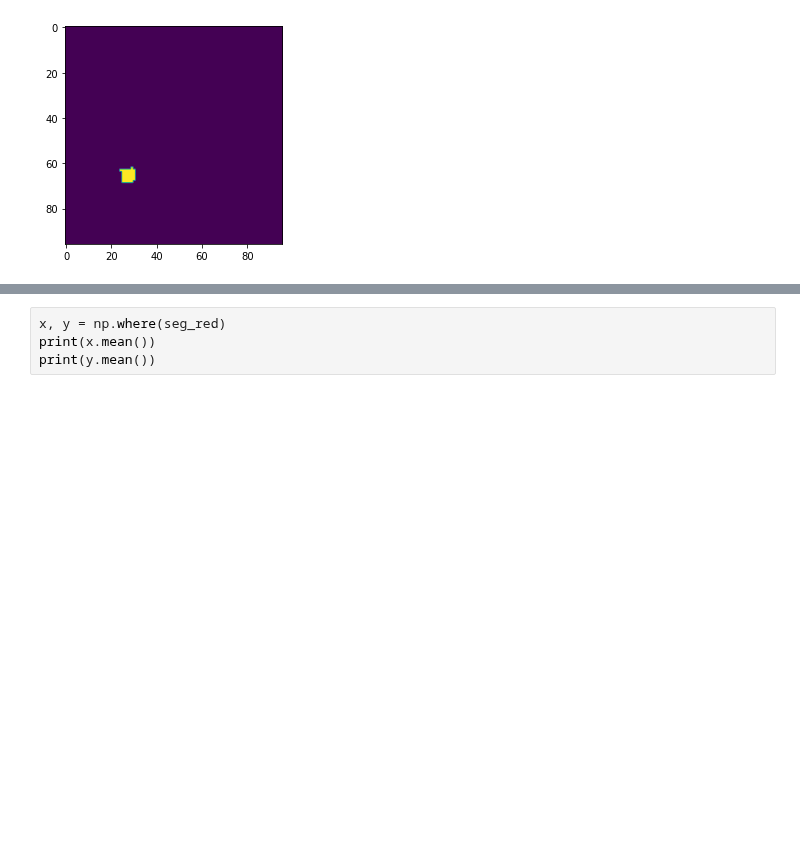
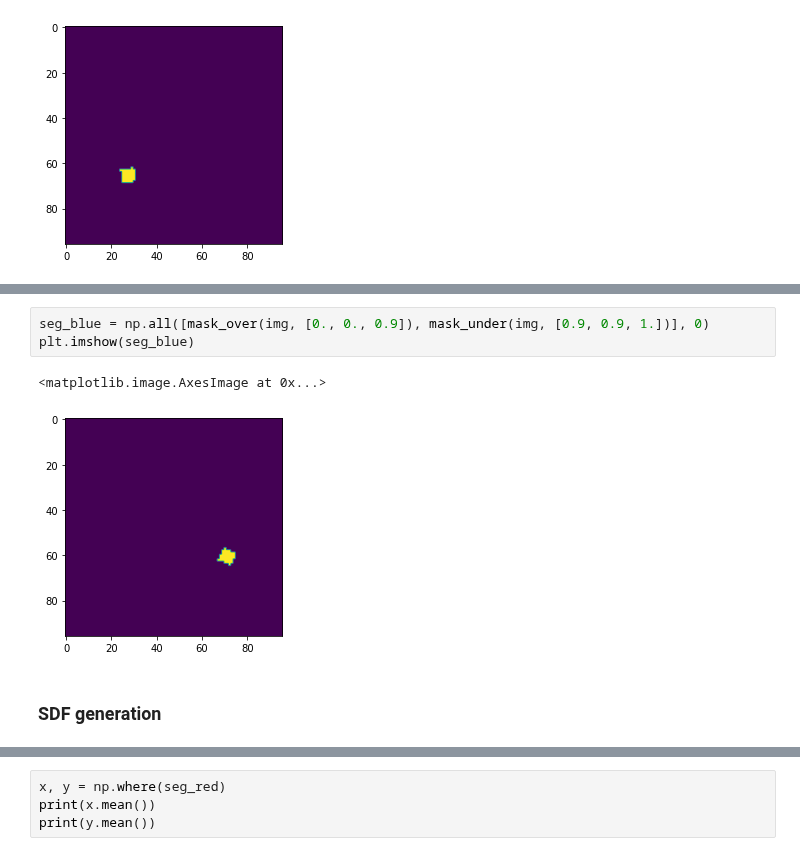
Before and after one commit to hogunkee/ur5_manipulation, a Jupyter notebook: ur5_mujoco/block_segmentation.ipynb, the cells around one changed output, grey strips where cells are left out. Drawn from its saved outputs; the diff is of its cells as text; blank space fills up the shorter version.

```diff
--- a/ur5_mujoco/block_segmentation.ipynb
+++ b/ur5_mujoco/block_segmentation.ipynb
@@ -45,0 +52,8 @@ plt.imshow(seg_red)
+# %%
+seg_blue = np.all([mask_over(img, [0., 0., 0.9]), mask_under(img, [0.9, 0.9, 1.])], 0)
+plt.imshow(seg_blue)
+# %% [output]
+<matplotlib.image.AxesImage at 0x...>
+[figure, added]
+# %% [markdown]
+### SDF generation
```
Also changed, not shown: parts of 31 cells of this notebook, 1 other file.
